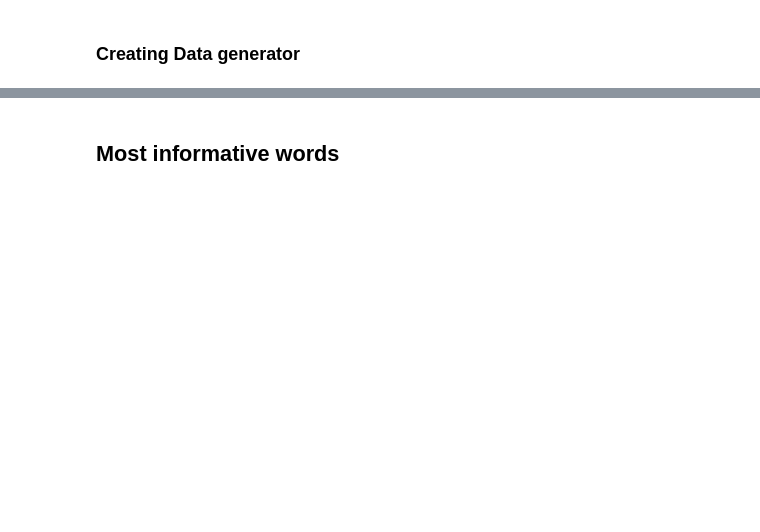
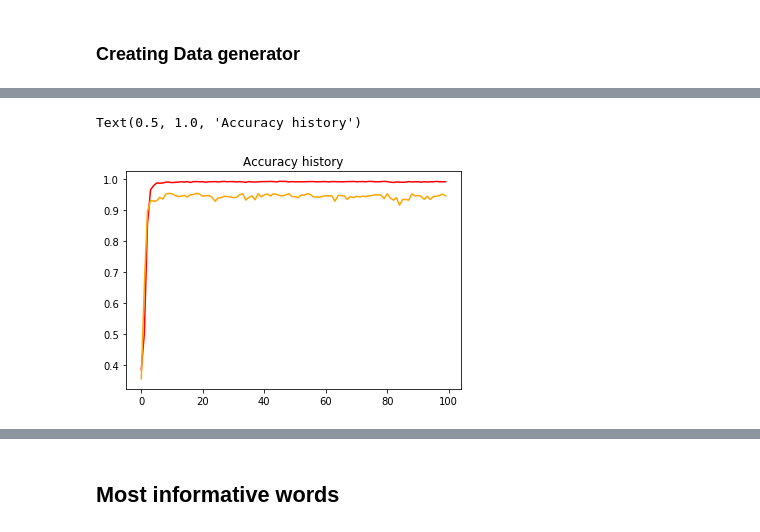
Before and after one commit to tuanh208/FoodVisor-TMM, a Jupyter notebook: Food_Text_Classifier.ipynb, the cells around one changed output, grey strips where cells are left out. Saved outputs shown, nothing was run; the diff lists cells and outputs as text; code cells hidden in the pictures; blank space fills up the shorter version.

```diff
--- a/Food_Text_Classifier.ipynb
+++ b/Food_Text_Classifier.ipynb
@@ -117,21 +345,31 @@ net = myNet(num_words, 256, num_classes)
 # %%
 class myNet2(nn.Module):
-    def __init__(self, input_size, hidden_size, num_classes):
+    def __init__(self, input_size, num_classes):
         super(myNet2, self).__init__()
         self.classifier = nn.Sequential(
-            nn.Linear(input_size, hidden_size),
+            nn.Linear(input_size, 256),
             nn.ReLU(True),
-            nn.Dropout(),
-            nn.Linear(hidden_size, hidden_size),
+            nn.Dropout(0.3),
+            nn.Linear(256, 200),
             nn.ReLU(True),
-            nn.Dropout(),
-            nn.Linear(hidden_size, num_classes),
+            nn.Dropout(0.3),
+            nn.Linear(200, 160),
+            nn.ReLU(True),
+            nn.Dropout(0.3),
+            nn.Linear(160, 120),
+            nn.ReLU(True),
+            nn.Dropout(0.3),
+            nn.Linear(120, 80),
+            nn.ReLU(True),
+            nn.Dropout(0.3),
+            nn.Linear(80, num_classes),
         )
 
     def forward(self, x):
         x = self.classifier(x)
         return x
 # %%
-net2 = myNet2(num_words, 1024, num_classes)
+net2 = myNet2(num_words, num_classes)
+optimizer2 = optim.Adam(net2.parameters())
 # %%
 print(net2)
@@ -138,5 +396,0 @@ print(net2)
-# %%
-import torch.optim as optim
-
-criterion = nn.CrossEntropyLoss()
-optimizer = optim.SGD(net2.parameters(), lr=0.1)
@@ -211,4 +555,10 @@ from torch.autograd import Variable
 # %%
 %%time
-train_model(model=net2,size=train_size,conv_feat=X_train.toarray(),labels=y_train,
-            epochs=10,optimizer=optimizer, criterion = criterion,train=True,shuffle=False)
+history = train_model(net2,
+                train_data=X_train.toarray(),train_labels=y_train,
+                test_data = X_test.toarray(), test_labels = y_test,
+                epochs=100, batch_size = 128,
+                optimizer=optimizer2,criterion=criterion ,
+                train=True,
+                shuffle=True )
+print("DONE !")
@@ -258,0 +585,8 @@ for epoch in range(num_epochs):
+# %%
+plt.plot(history[1], color ='red')
+plt.plot(history[3], color ='orange')
+plt.plot()
+plt.title("Accuracy history")
+# %% [output]
+Text(0.5, 1.0, 'Accuracy history')
+[figure, added]
```
Also changed, not shown: parts of 72 cells of this notebook.
